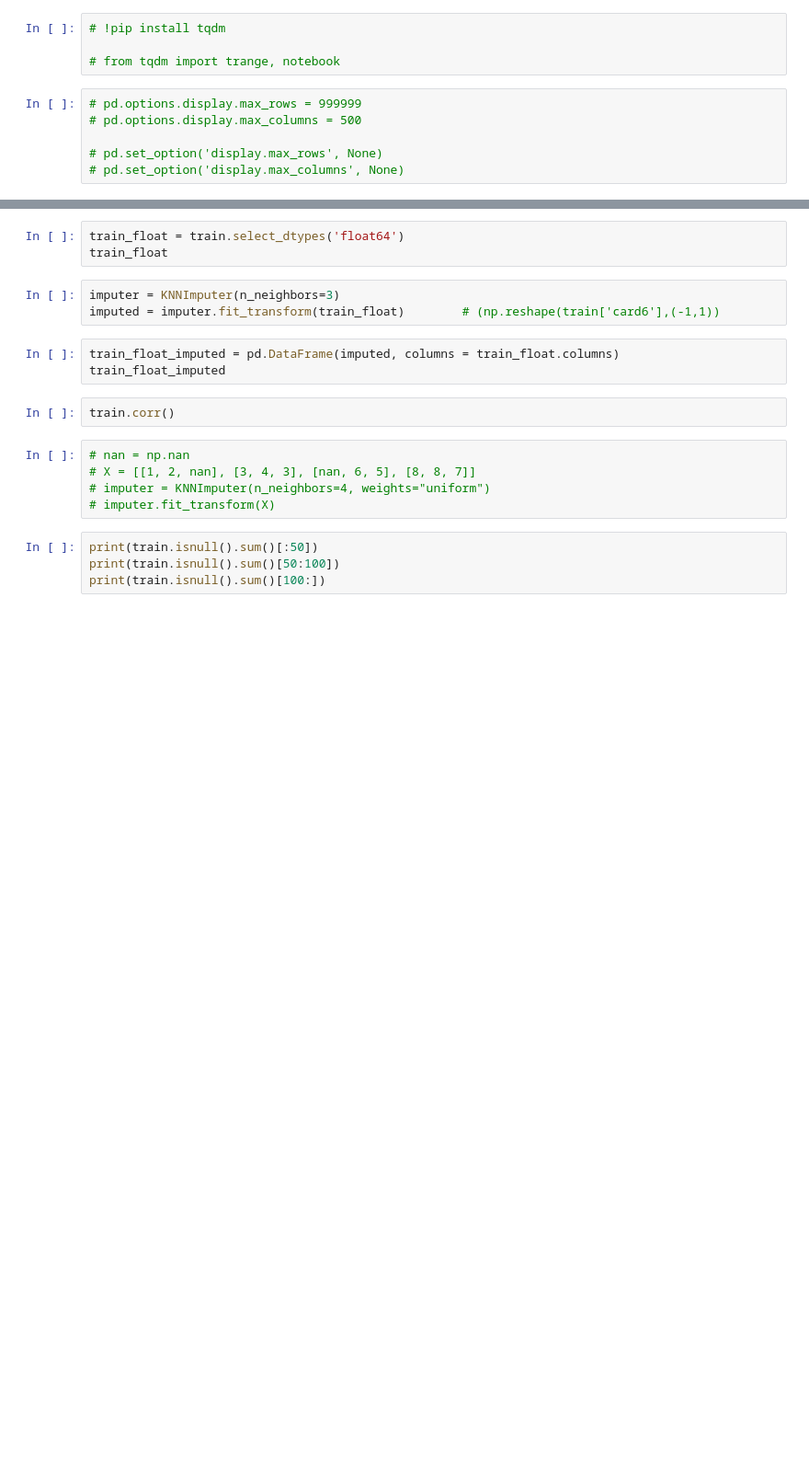
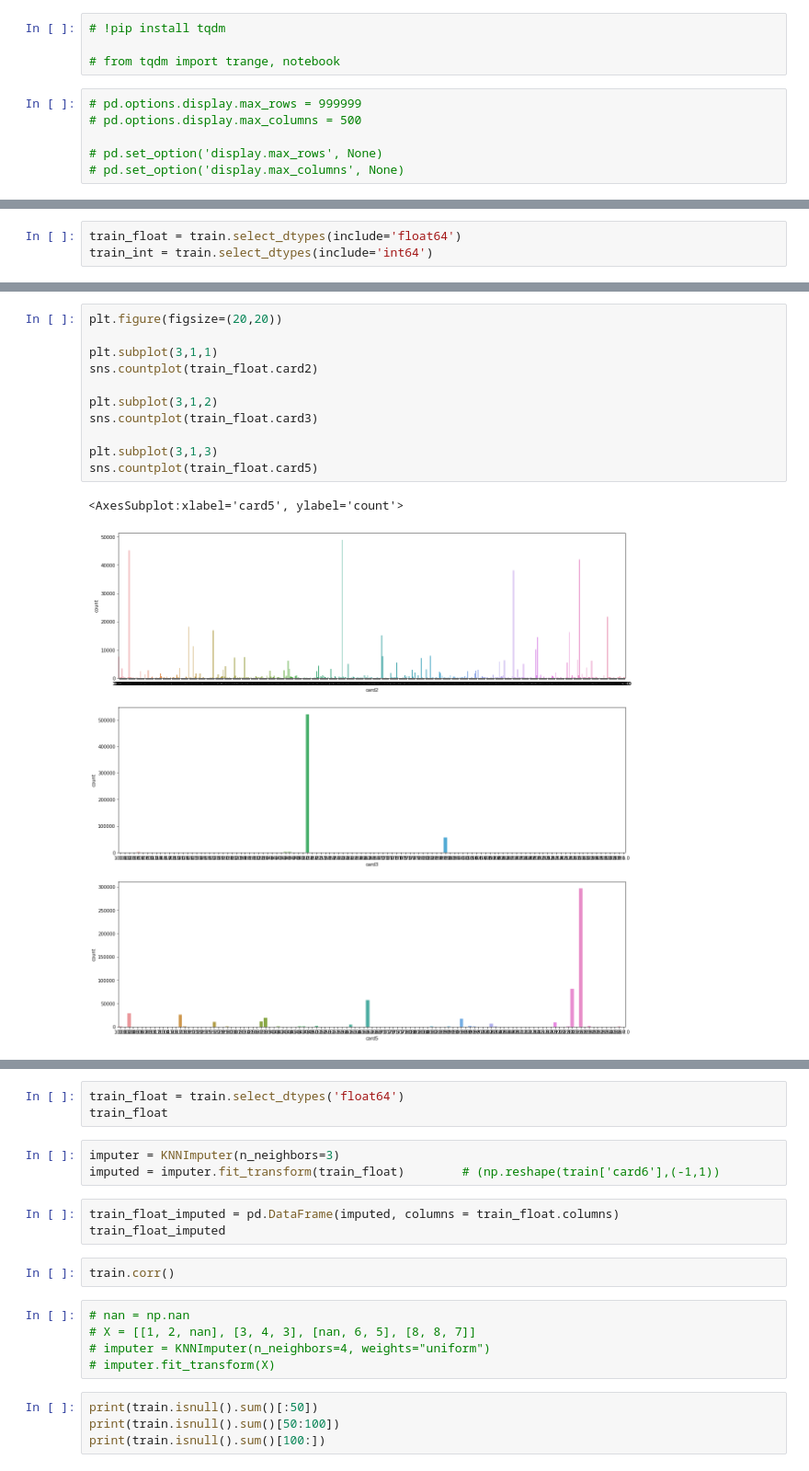
Before and after one commit to lhshs/2022_YDS2, a Jupyter notebook: MLproject_jupyter.ipynb, the cells around one changed output, grey strips where cells are left out. Shown at 92% size. Saved outputs shown, nothing was run; the diff lists cells and outputs as text; blank space fills up the shorter version.

```diff
--- a/MLproject_jupyter.ipynb
+++ b/MLproject_jupyter.ipynb
@@ -174,0 +208,3 @@ train.iloc[:, 300:400].info()
+# %%
+train_float = train.select_dtypes(include='float64')
+train_int = train.select_dtypes(include='int64')
@@ -174,0 +257,14 @@ train.iloc[:, 300:400].info()
+# %%
+plt.figure(figsize=(20,20))
+
+plt.subplot(3,1,1)
+sns.countplot(train_float.card2)
+
+plt.subplot(3,1,2)
+sns.countplot(train_float.card3)
+
+plt.subplot(3,1,3)
+sns.countplot(train_float.card5)
+# %% [output]
+<AxesSubplot:xlabel='card5', ylabel='count'>
+[figure, added]
```
Also changed, not shown: parts of 40 cells of this notebook.
